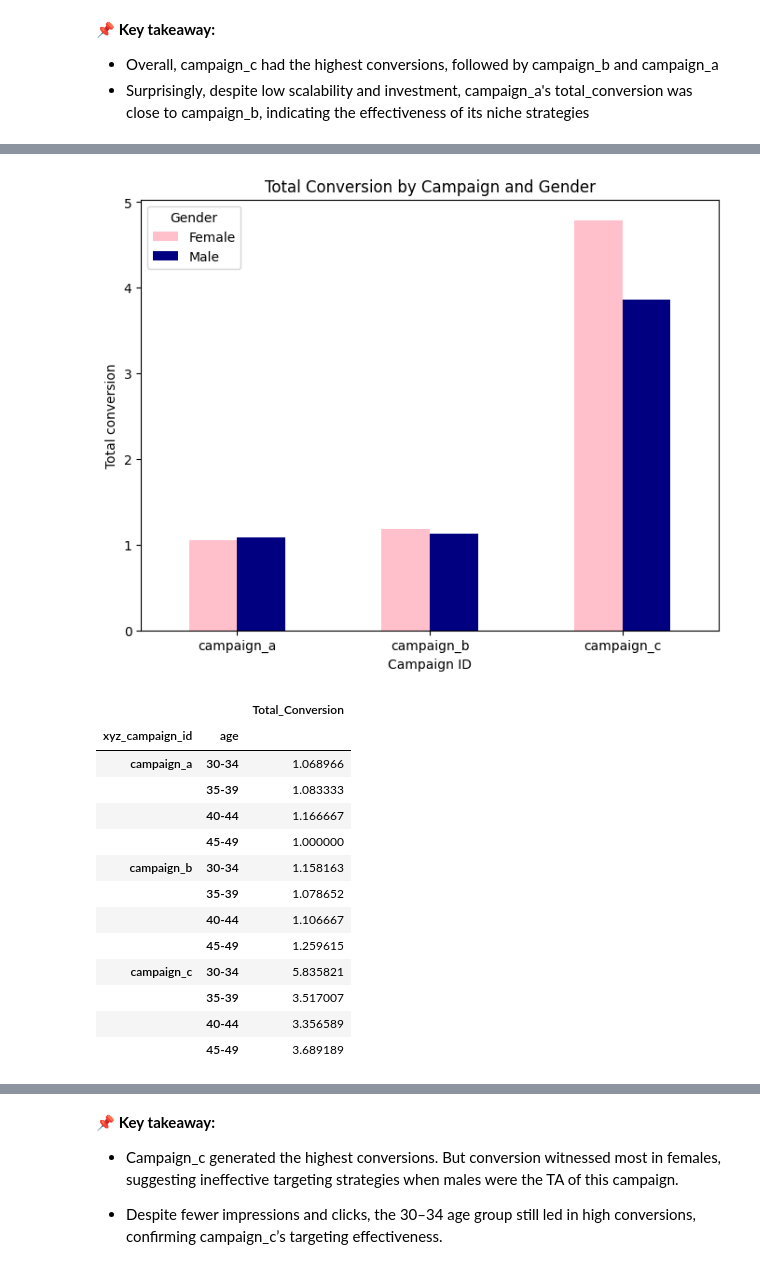
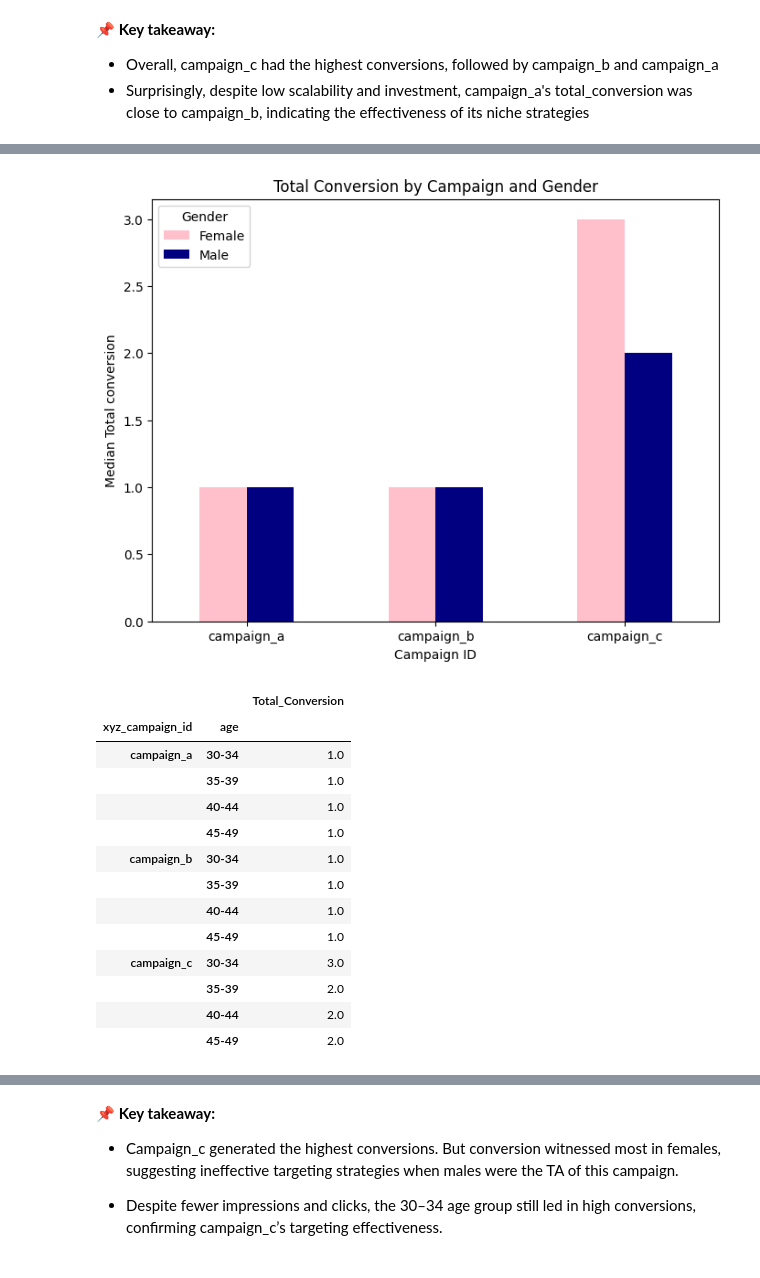
Before and after one commit to huongtran2104/Capstone-Project, a Jupyter notebook: Final_Project_Trần_Thị_Thu_Hương.ipynb, the cells around one changed output, grey strips where cells are left out. Saved outputs shown, nothing was run; the diff lists cells and outputs as text; code cells hidden in the pictures.

```diff
--- a/Final_Project_Trần_Thị_Thu_Hương.ipynb
+++ b/Final_Project_Trần_Thị_Thu_Hương.ipynb
@@ -1104,7 +1104,7 @@ plt.show()
 - Overall, campaign_c had the highest conversions, followed by campaign_b and campaign_a
 - Surprisingly, despite low scalability and investment, campaign_a's total_conversion was close to campaign_b, indicating the effectiveness of its niche strategies
 # %%
-total_conversion_by_gender_campaign = df.groupby(['xyz_campaign_id', 'gender']).agg({'Total_Conversion': 'mean'})
+total_conversion_by_gender_campaign = df.groupby(['xyz_campaign_id', 'gender']).agg({'Total_Conversion': 'median'})
 total_conversion_by_gender_campaign
 # %% [output]
 |  |  | Total_Conversion |
@@ -1118,36 +1118,36 @@ total_conversion_by_gender_campaign
 # %%
 pivot_df = total_conversion_by_gender_campaign.unstack(level='gender')
 pivot_df.columns = ["Female", "Male"]
 
 pivot_df.plot(kind='bar', figsize=(8,6), color=['pink', 'navy'])
 
 plt.title("Total Conversion by Campaign and Gender")
 plt.xlabel("Campaign ID")
-plt.ylabel("Total conversion")
+plt.ylabel("Median Total conversion")
 plt.legend(title="Gender")
 plt.xticks(rotation=0)
 
 plt.show()
 # %% [output]
-[figure, old version]
+[figure, new version]
 # %%
-total_conversion_by_age_campaign = df.groupby(['xyz_campaign_id', 'age']).agg({'Total_Conversion': 'mean'})
+total_conversion_by_age_campaign = df.groupby(['xyz_campaign_id', 'age']).agg({'Total_Conversion': 'median'})
 total_conversion_by_age_campaign
 # %% [output]
 |  |  | Total_Conversion |
 | xyz_campaign_id | age |  |
-| campaign_a | 30-34 | 1.068966 |
-|  | 35-39 | 1.083333 |
-|  | 40-44 | 1.166667 |
-|  | 45-49 | 1.000000 |
-| campaign_b | 30-34 | 1.158163 |
-|  | 35-39 | 1.078652 |
-|  | 40-44 | 1.106667 |
-|  | 45-49 | 1.259615 |
-| campaign_c | 30-34 | 5.835821 |
-|  | 35-39 | 3.517007 |
-|  | 40-44 | 3.356589 |
-|  | 45-49 | 3.689189 |
+| campaign_a | 30-34 | 1.0 |
+|  | 35-39 | 1.0 |
+|  | 40-44 | 1.0 |
+|  | 45-49 | 1.0 |
+| campaign_b | 30-34 | 1.0 |
+|  | 35-39 | 1.0 |
+|  | 40-44 | 1.0 |
+|  | 45-49 | 1.0 |
+| campaign_c | 30-34 | 3.0 |
+|  | 35-39 | 2.0 |
+|  | 40-44 | 2.0 |
+|  | 45-49 | 2.0 |
 # %%
 pivot_df = total_conversion_by_age_campaign.unstack(level='age')
 pivot_df.columns = ["30-34", "35-39","40-44","45-49"]
```
Also changed, not shown: parts of 31 cells of this notebook.
